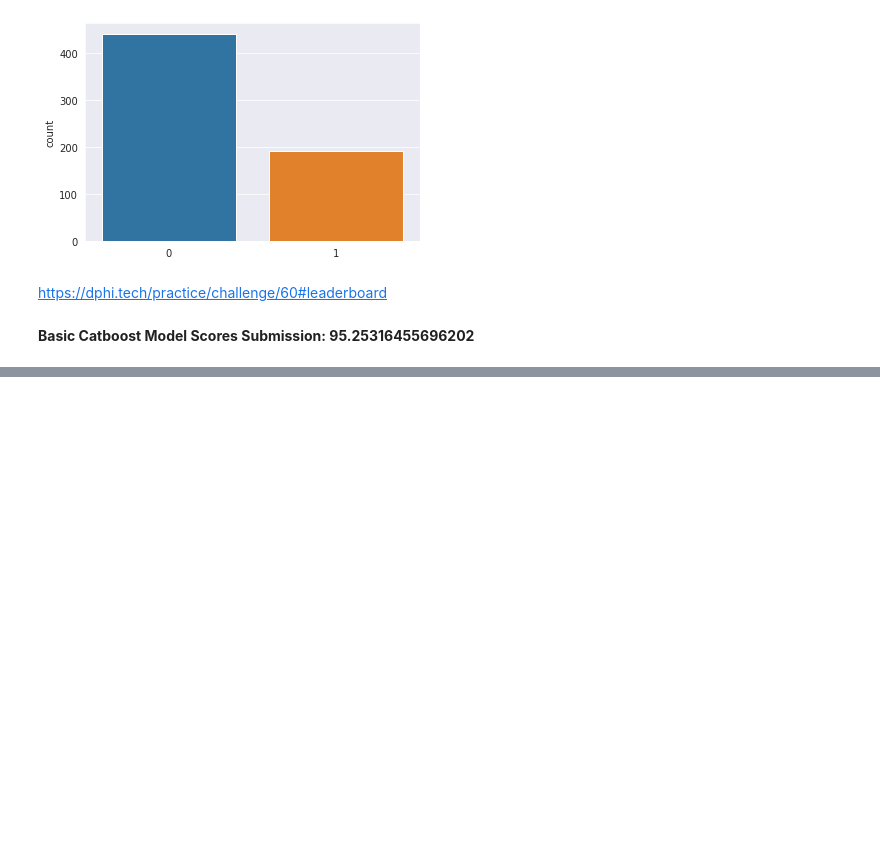
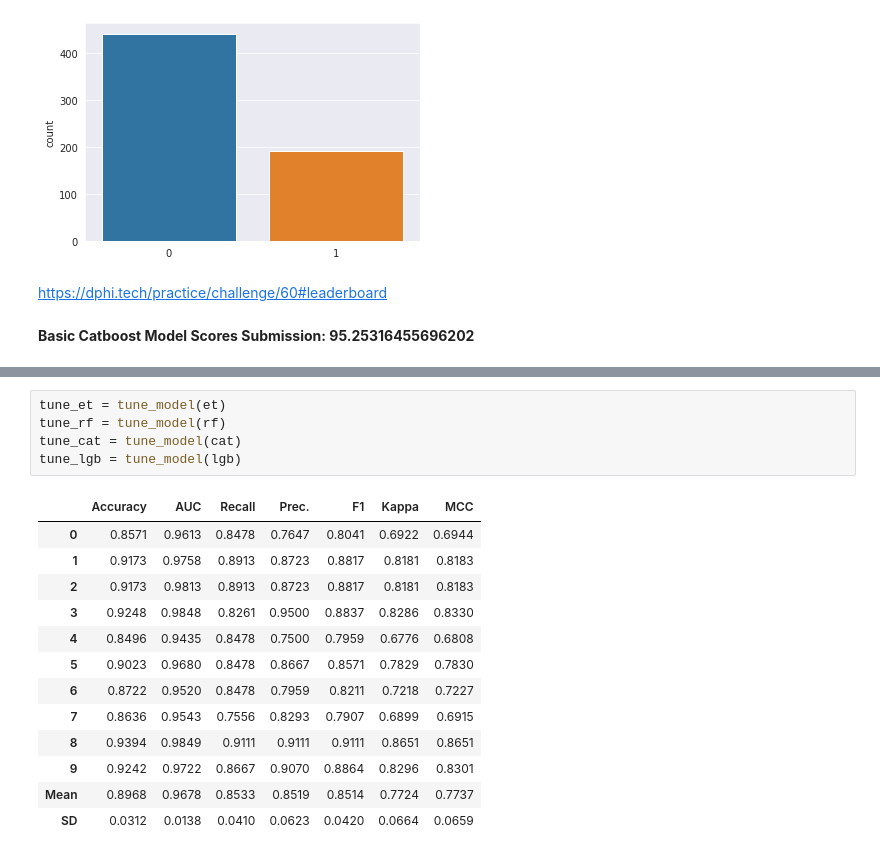
Before and after one commit to plaban1981/Dphi_hackathon, a Jupyter notebook: Data_Sprint_24_Tinder_Millennial_Match.ipynb, the cells around one changed output, grey strips where cells are left out. Cells and saved outputs as stored; diff of their text form; blank space fills up the shorter version.

```diff
--- a/Data_Sprint_24_Tinder_Millennial_Match.ipynb
+++ b/Data_Sprint_24_Tinder_Millennial_Match.ipynb
@@ -306,0 +762,19 @@ https://dphi.tech/practice/challenge/60#leaderboard
+# %%
+tune_et = tune_model(et)
+tune_rf = tune_model(rf)
+tune_cat = tune_model(cat)
+tune_lgb = tune_model(lgb)
+# %% [output]
+|  | Accuracy | AUC | Recall | Prec. | F1 | Kappa | MCC |
+| 0 | 0.8571 | 0.9613 | 0.8478 | 0.7647 | 0.8041 | 0.6922 | 0.6944 |
+| 1 | 0.9173 | 0.9758 | 0.8913 | 0.8723 | 0.8817 | 0.8181 | 0.8183 |
+| 2 | 0.9173 | 0.9813 | 0.8913 | 0.8723 | 0.8817 | 0.8181 | 0.8183 |
+| 3 | 0.9248 | 0.9848 | 0.8261 | 0.9500 | 0.8837 | 0.8286 | 0.8330 |
+| 4 | 0.8496 | 0.9435 | 0.8478 | 0.7500 | 0.7959 | 0.6776 | 0.6808 |
+| 5 | 0.9023 | 0.9680 | 0.8478 | 0.8667 | 0.8571 | 0.7829 | 0.7830 |
+| 6 | 0.8722 | 0.9520 | 0.8478 | 0.7959 | 0.8211 | 0.7218 | 0.7227 |
+| 7 | 0.8636 | 0.9543 | 0.7556 | 0.8293 | 0.7907 | 0.6899 | 0.6915 |
+| 8 | 0.9394 | 0.9849 | 0.9111 | 0.9111 | 0.9111 | 0.8651 | 0.8651 |
+| 9 | 0.9242 | 0.9722 | 0.8667 | 0.9070 | 0.8864 | 0.8296 | 0.8301 |
+| Mean | 0.8968 | 0.9678 | 0.8533 | 0.8519 | 0.8514 | 0.7724 | 0.7737 |
+| SD | 0.0312 | 0.0138 | 0.0410 | 0.0623 | 0.0420 | 0.0664 | 0.0659 |
```
Also changed, not shown: parts of 59 cells of this notebook.
